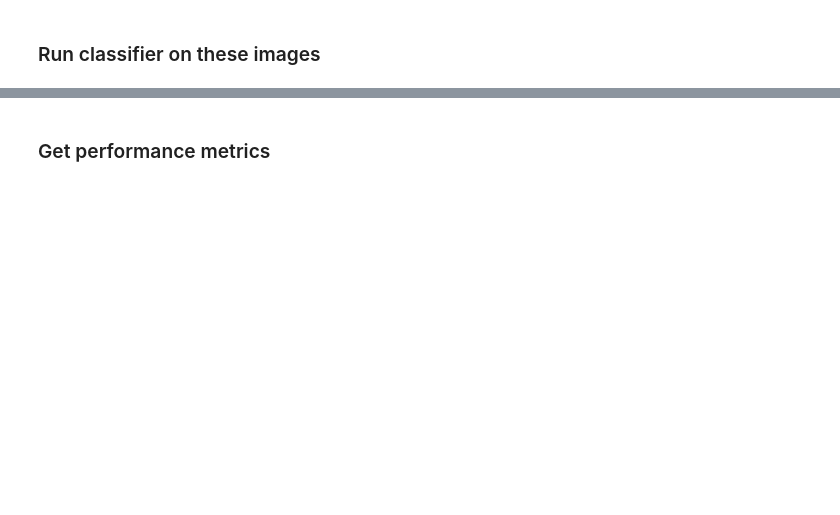
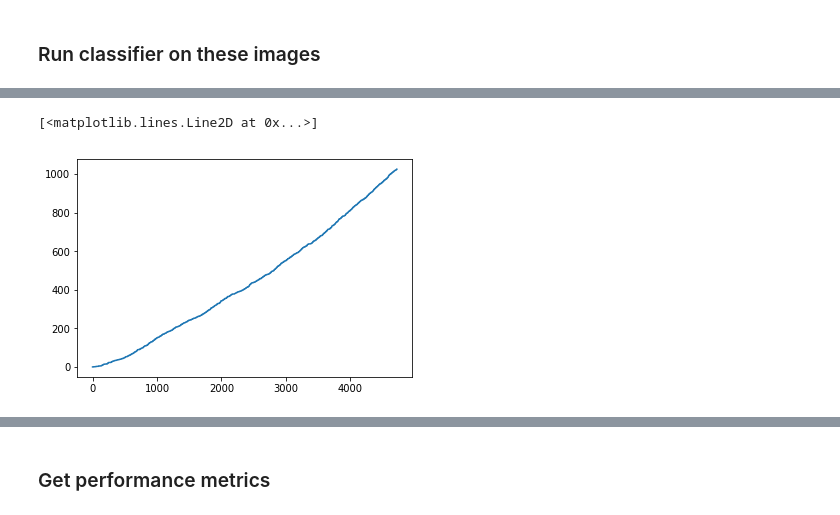
Before and after one commit to isabellafaccone/aquabytePersonal, a Jupyter notebook: sid/lice_counting/skip_classifier/notebooks/evaluate_production_performance-08032020-Bryton.ipynb, the cells around one changed output, grey strips where cells are left out. Saved outputs shown, nothing was run; the diff lists cells and outputs as text; code cells hidden in the pictures; blank space fills up the shorter version.

```diff
--- a/sid/lice_counting/skip_classifier/notebooks/evaluate_production_performance-08032020-Bryton.ipynb
+++ b/sid/lice_counting/skip_classifier/notebooks/evaluate_production_performance-08032020-Bryton.ipynb
@@ -301,5 +226,0 @@ downloaded_production_data['new_model_predicted_accept_prob'] = downloaded_produ
-# %%
-downloaded_production_data['old_model_predicted_accept_prob'] = downloaded_production_data['local_path'].progress_apply(path2oldmodelpredictions)
-# %%
-downloaded_production_data['new_model_cleaned'] = downloaded_production_data['new_model_predicted_accept_prob'].apply(sum)
-downloaded_production_data['old_model_cleaned'] = downloaded_production_data['old_model_predicted_accept_prob'].apply(sum)
@@ -305,0 +241,14 @@ downloaded_production_data['old_model_cleaned'] = downloaded_production_data['ol
+# %%
+ACCEPT_LABEL, SKIP_LABEL = 'ACCEPT', 'SKIP'
+import torch
+
+device = 0
+# metric_path = os.path.join(NEW_MODEL_PATH, BEST_EPOCH, 'train', 'metrics.json')
+# print(json.load(open(metric_path)))
+path = os.path.join('/root/data/skip-classifier/models', '2021-03-16', 'model.pt')
+# new_model = MultilabelClassifier(savename=None, num_labels=2)
+new_model = ImageClassifier(['ACCEPT', 'SKIP'], device, savename=None)
+new_model.load_state_dict(torch.load(path))
+new_model.to(device)
+new_model.cuda()
+new_model.eval()
@@ -305,0 +358,4 @@ downloaded_production_data['old_model_cleaned'] = downloaded_production_data['ol
+# %%
+downloaded_production_data['production_predicted_accept_prob'] = downloaded_production_data.apply(lambda row:
+    row['left_crop_metadata']['quality_score'] if row['left_crop_metadata']
+    else row['right_crop_metadata']['quality_score'], axis=1)
@@ -348,17 +507,20 @@ new['site_id'].value_counts()
 # %%
 import matplotlib.pyplot as plt
 
 new = downloaded_production_data2.sort_values('new_model_cleaned', ascending=False)
 new[BODYPART_COLS] = new[BODYPART_COLS].cumsum()
 new['kpi'] = new[BODYPART_COLS].apply(min, axis=1)
 
-old = downloaded_production_data2.sort_values('old_model_cleaned', ascending=False)
-old[BODYPART_COLS] = old[BODYPART_COLS].cumsum()
-old['kpi'] = old[BODYPART_COLS].apply(min, axis=1)
+# old = downloaded_production_data2.sort_values('old_model_cleaned', ascending=False)
+# old[BODYPART_COLS] = old[BODYPART_COLS].cumsum()
+# old['kpi'] = old[BODYPART_COLS].apply(min, axis=1)
 
 fig, ax = plt.subplots()
 ax.plot(range(len(new)), new['kpi'])
-ax.plot(range(len(old)), old['kpi'])
+# ax.plot(range(len(old)), old['kpi'])
+# %% [output]
+[<matplotlib.lines.Line2D at 0x...>]
+[figure, added]
 # %%
 import matplotlib.pyplot as plt
 
```
Also changed, not shown: parts of 85 cells of this notebook, 8 other files.
